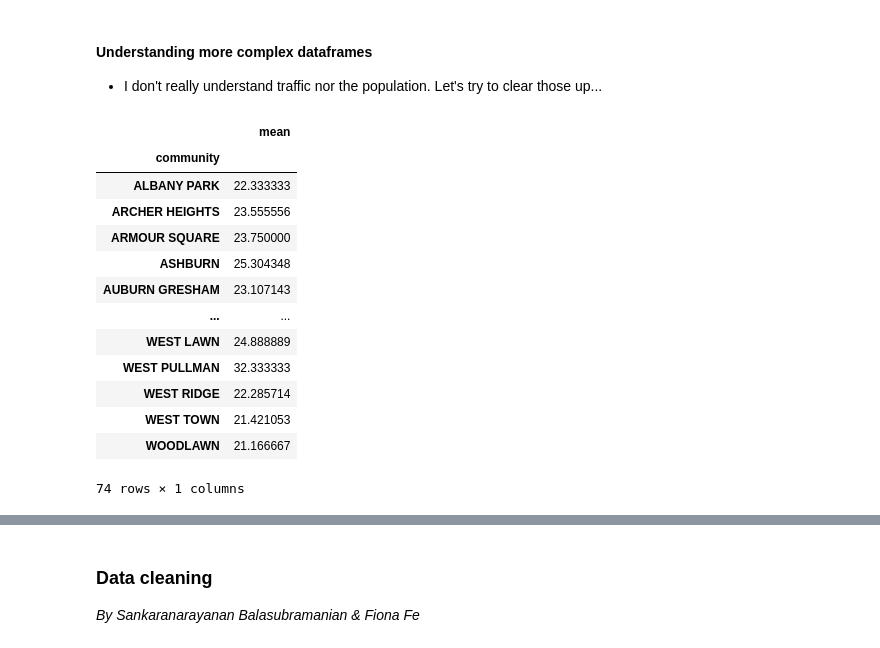
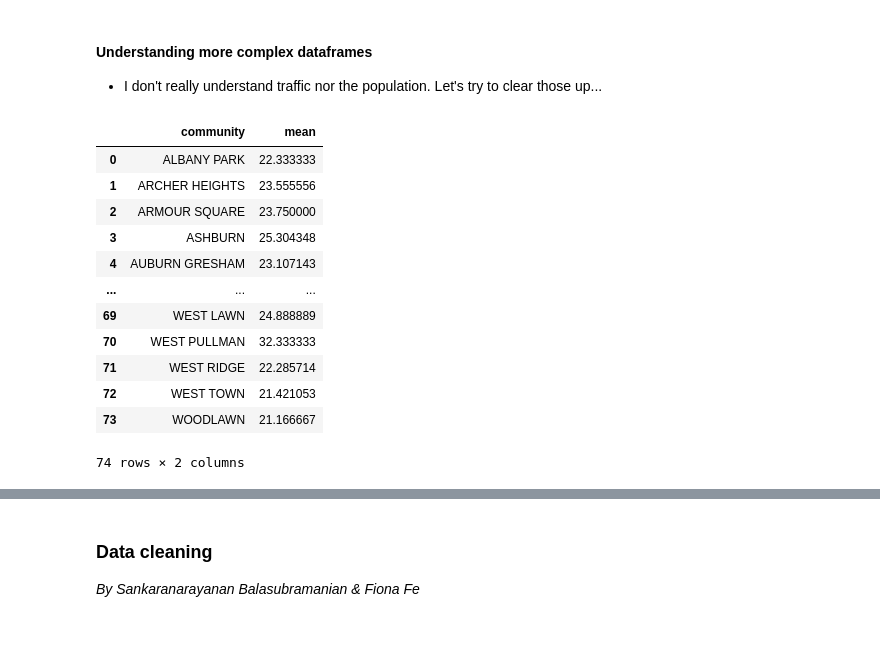
Before and after one commit to gracegormley-gkg/Stat-303-1-Final-Project, a Jupyter notebook: Project Code Template - Grace.ipynb, the cells around one changed output, grey strips where cells are left out. Saved outputs shown, nothing was run; the diff lists cells and outputs as text; code cells hidden in the pictures.

```diff
--- a/Project Code Template - Grace.ipynb
+++ b/Project Code Template - Grace.ipynb
@@ -396,23 +399,21 @@ I did that ^ to see if there are obviously messed up values (when I loaded the d
 # %%
 #for traffic: A value of -1 means no estimate is available, so I'll clean them up and get rid of them
 traffic_cleaned = traffic[traffic[' CURRENT_SPEED'] != -1]
 
-traffic_cleaned.tail(60)
-
 traffic_cleaned_neighb = traffic_cleaned.groupby(['community'])[' CURRENT_SPEED'].agg(['mean'])
-traffic_cleaned_neighb
+traffic_cleaned_neighb.reset_index(inplace=True)
+traffic_cleaned_neighb #this I will append to whatever finished product I have
 # %% [output]
-|  | mean |
-| community |  |
-| ALBANY PARK | 22.333333 |
-| ARCHER HEIGHTS | 23.555556 |
-| ARMOUR SQUARE | 23.750000 |
-| ASHBURN | 25.304348 |
-| AUBURN GRESHAM | 23.107143 |
-| ... | ... |
-| WEST LAWN | 24.888889 |
-| WEST PULLMAN | 32.333333 |
-| WEST RIDGE | 22.285714 |
-| WEST TOWN | 21.421053 |
-| WOODLAWN | 21.166667 |
+|  | community | mean |
+| 0 | ALBANY PARK | 22.333333 |
+| 1 | ARCHER HEIGHTS | 23.555556 |
+| 2 | ARMOUR SQUARE | 23.750000 |
+| 3 | ASHBURN | 25.304348 |
+| 4 | AUBURN GRESHAM | 23.107143 |
+| ... | ... | ... |
+| 69 | WEST LAWN | 24.888889 |
+| 70 | WEST PULLMAN | 32.333333 |
+| 71 | WEST RIDGE | 22.285714 |
+| 72 | WEST TOWN | 21.421053 |
+| 73 | WOODLAWN | 21.166667 |
-74 rows × 1 columns
+74 rows × 2 columns
```
Also changed, not shown: parts of 16 cells of this notebook.
